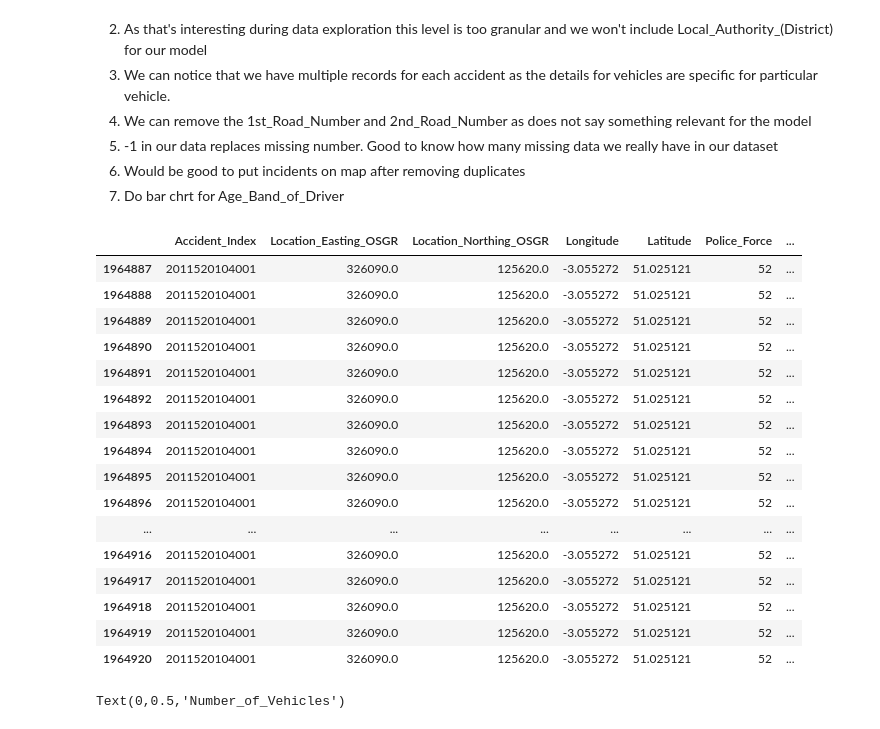
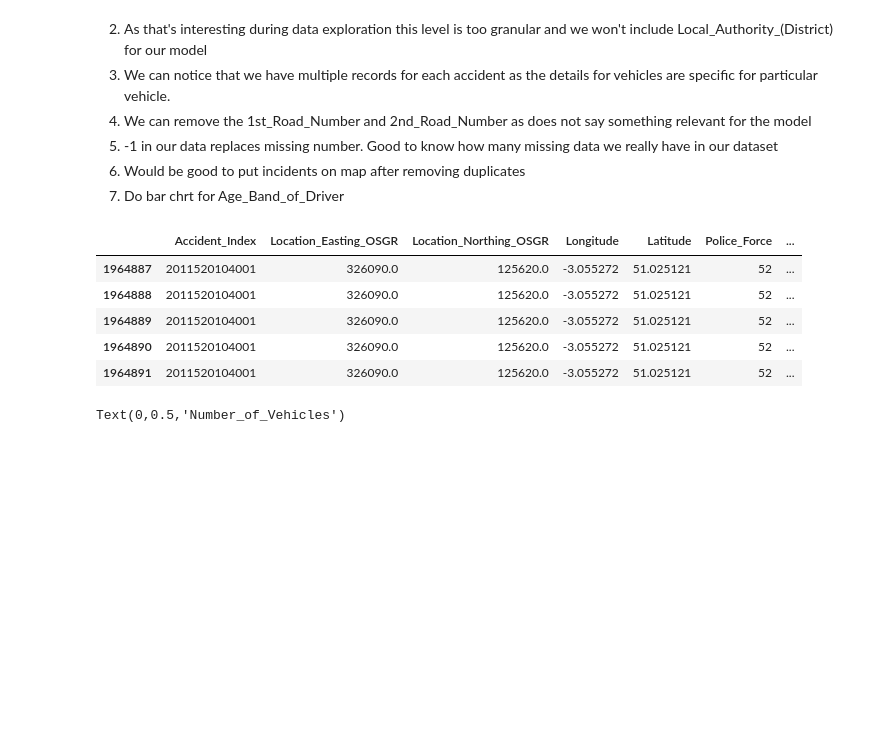
Before and after one commit to odojoachim/Coursera_Capstone, a Jupyter notebook: Coursera_Project.ipynb, the cells around one changed output. Saved outputs shown, nothing was run; the diff lists cells and outputs as text; code cells hidden in the pictures; blank space fills up the shorter version.

```diff
--- a/Coursera_Project.ipynb
+++ b/Coursera_Project.ipynb
@@ -253,26 +236,15 @@ I would like to investigate more closely accidents from: 04/11/2011, 05/09/2013,
 # %%
 from IPython.display import display
 pd.options.display.max_columns = None
 M5 = data[(data['Date'] == '04/11/2011') & (data['Number_of_Vehicles'] == 34)]
-display(M5)
+M5.head()
 # %% [output]
 |  | Accident_Index | Location_Easting_OSGR | Location_Northing_OSGR | Longitude | Latitude | Police_Force | ... |
 | 1964887 | 2011520104001 | 326090.0 | 125620.0 | -3.055272 | 51.025121 | 52 | ... |
 | 1964888 | 2011520104001 | 326090.0 | 125620.0 | -3.055272 | 51.025121 | 52 | ... |
 | 1964889 | 2011520104001 | 326090.0 | 125620.0 | -3.055272 | 51.025121 | 52 | ... |
 | 1964890 | 2011520104001 | 326090.0 | 125620.0 | -3.055272 | 51.025121 | 52 | ... |
 | 1964891 | 2011520104001 | 326090.0 | 125620.0 | -3.055272 | 51.025121 | 52 | ... |
-| 1964892 | 2011520104001 | 326090.0 | 125620.0 | -3.055272 | 51.025121 | 52 | ... |
-| 1964893 | 2011520104001 | 326090.0 | 125620.0 | -3.055272 | 51.025121 | 52 | ... |
-| 1964894 | 2011520104001 | 326090.0 | 125620.0 | -3.055272 | 51.025121 | 52 | ... |
-| 1964895 | 2011520104001 | 326090.0 | 125620.0 | -3.055272 | 51.025121 | 52 | ... |
-| 1964896 | 2011520104001 | 326090.0 | 125620.0 | -3.055272 | 51.025121 | 52 | ... |
-| ... | ... | ... | ... | ... | ... | ... | ... |
-| 1964916 | 2011520104001 | 326090.0 | 125620.0 | -3.055272 | 51.025121 | 52 | ... |
-| 1964917 | 2011520104001 | 326090.0 | 125620.0 | -3.055272 | 51.025121 | 52 | ... |
-| 1964918 | 2011520104001 | 326090.0 | 125620.0 | -3.055272 | 51.025121 | 52 | ... |
-| 1964919 | 2011520104001 | 326090.0 | 125620.0 | -3.055272 | 51.025121 | 52 | ... |
-| 1964920 | 2011520104001 | 326090.0 | 125620.0 | -3.055272 | 51.025121 | 52 | ... |
 # %%
 # We need to make sure that variables has good dataytype and change the values using info from meta data
 df = pd.DataFrame(M5, columns = ['Vehicle_Type', 'Vehicle_Reference']).groupby(['Vehicle_Type'], as_index = False).count()
```
Also changed, not shown: parts of 9 cells of this notebook.
